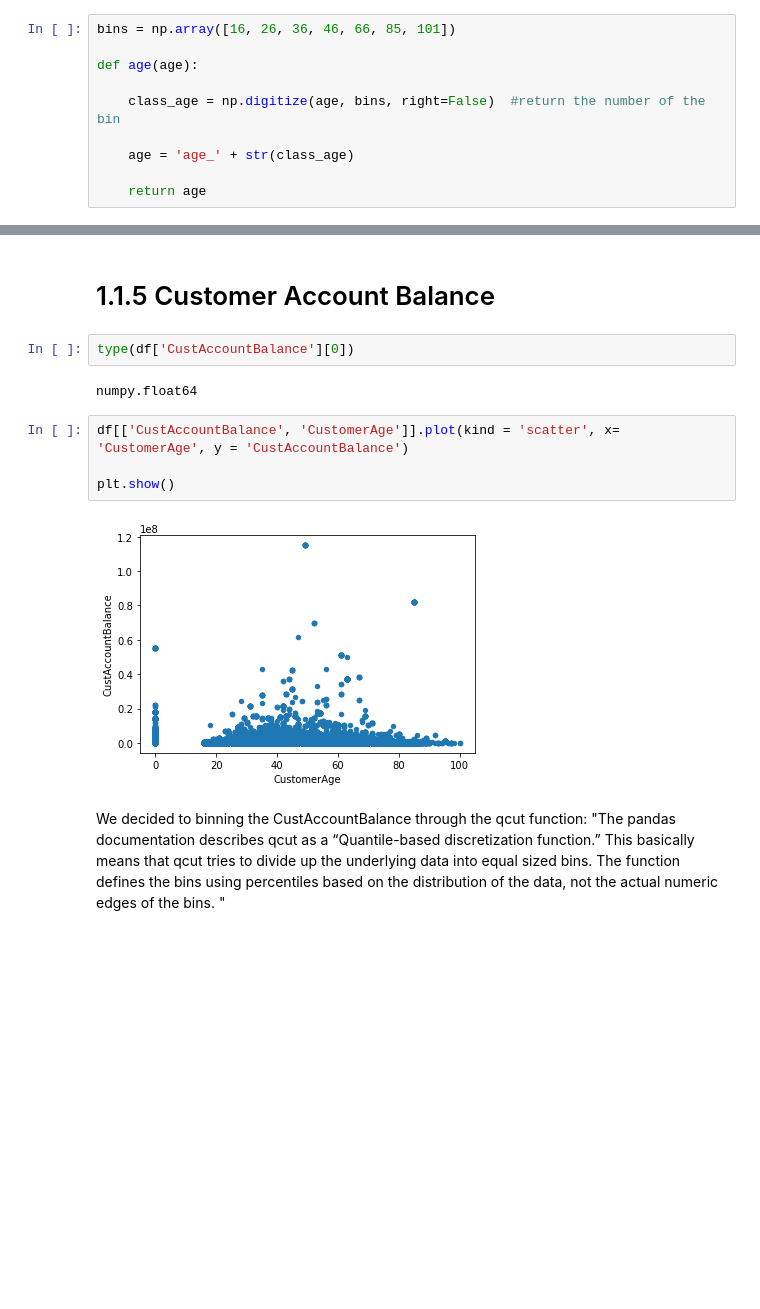
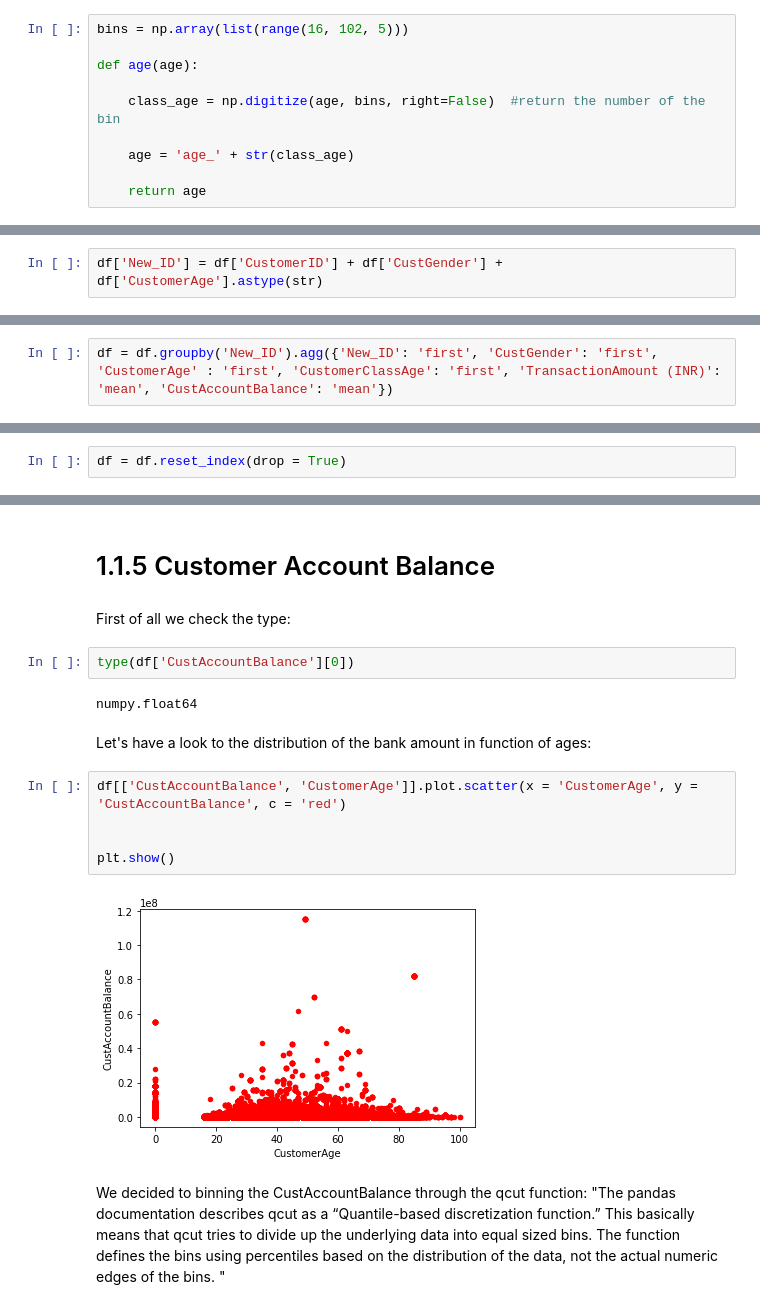
Before and after one commit to Gianlufrez/ADM_HW4, a Jupyter notebook: Last_update_part_1.ipynb, the cells around one changed output, grey strips where cells are left out. Cells and saved outputs as stored; diff of their text form; blank space fills up the shorter version.

Commit message:
UPDATE PART 1.1, customer ID

```diff
--- a/Last_update_part_1.ipynb
+++ b/Last_update_part_1.ipynb
@@ -269,5 +237,5 @@ In order to implement a Minhash function we decide to divide the CustomAge data
 # %%
-bins = np.array([16, 26, 36, 46, 66, 85, 101])
+bins = np.array(list(range(16, 102, 5)))
 
 def age(age):
 
@@ -376,0 +319,2 @@ del df['CustomerID'], df['CustomerDOB']
+# %%
+df['New_ID'] = df['CustomerID'] + df['CustGender'] + df['CustomerAge'].astype(str)
@@ -376,0 +371,2 @@ del df['CustomerID'], df['CustomerDOB']
+# %%
+df = df.groupby('New_ID').agg({'New_ID': 'first', 'CustGender': 'first', 'CustomerAge' : 'first', 'CustomerClassAge': 'first', 'TransactionAmount (INR)': 'mean', 'CustAccountBalance': 'mean'})
@@ -376,0 +379,2 @@ del df['CustomerID'], df['CustomerDOB']
+# %%
+df = df.reset_index(drop = True)
@@ -377,15 +401,20 @@ del df['CustomerID'], df['CustomerDOB']
 # %% [markdown]
 # 1.1.5 Customer Account Balance
+# %% [markdown]
+First of all we check the type:
 # %%
 type(df['CustAccountBalance'][0])
 # %% [output]
 numpy.float64
+# %% [markdown]
+Let's have a look to the distribution of the bank amount in function of ages:
 # %%
-df[['CustAccountBalance', 'CustomerAge']].plot(kind = 'scatter', x= 'CustomerAge', y = 'CustAccountBalance')
+df[['CustAccountBalance', 'CustomerAge']].plot.scatter(x = 'CustomerAge', y = 'CustAccountBalance', c = 'red')
+
 
 plt.show()
 # %% [output]
-[figure, old version]
+[figure, new version]
 # %% [markdown]
 We decided to binning the CustAccountBalance through the qcut function: "The pandas documentation describes qcut as a “Quantile-based discretization function.” This basically means that qcut tries to divide up the underlying data into equal sized bins. The function defines the bins using percentiles based on the distribution of the data, not the actual numeric edges of the bins. "
 # %%
```
Also changed, not shown: parts of 52 cells of this notebook, 2 other files.
